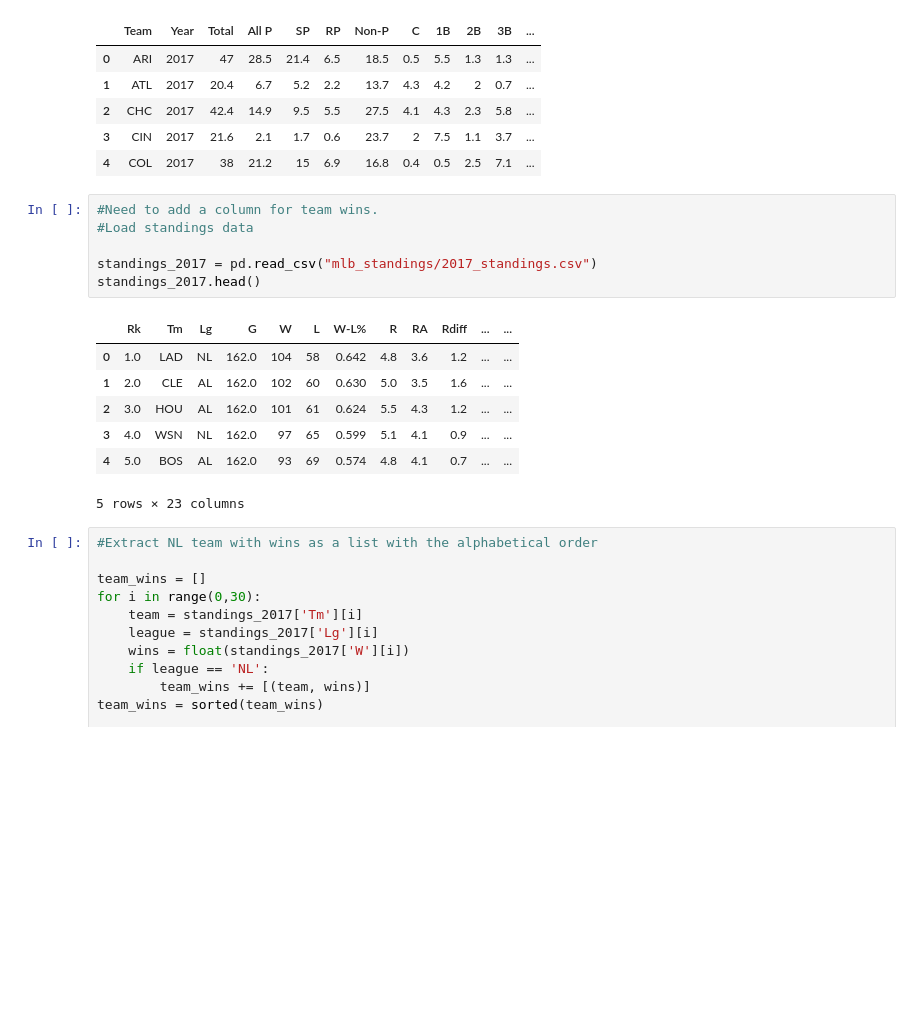
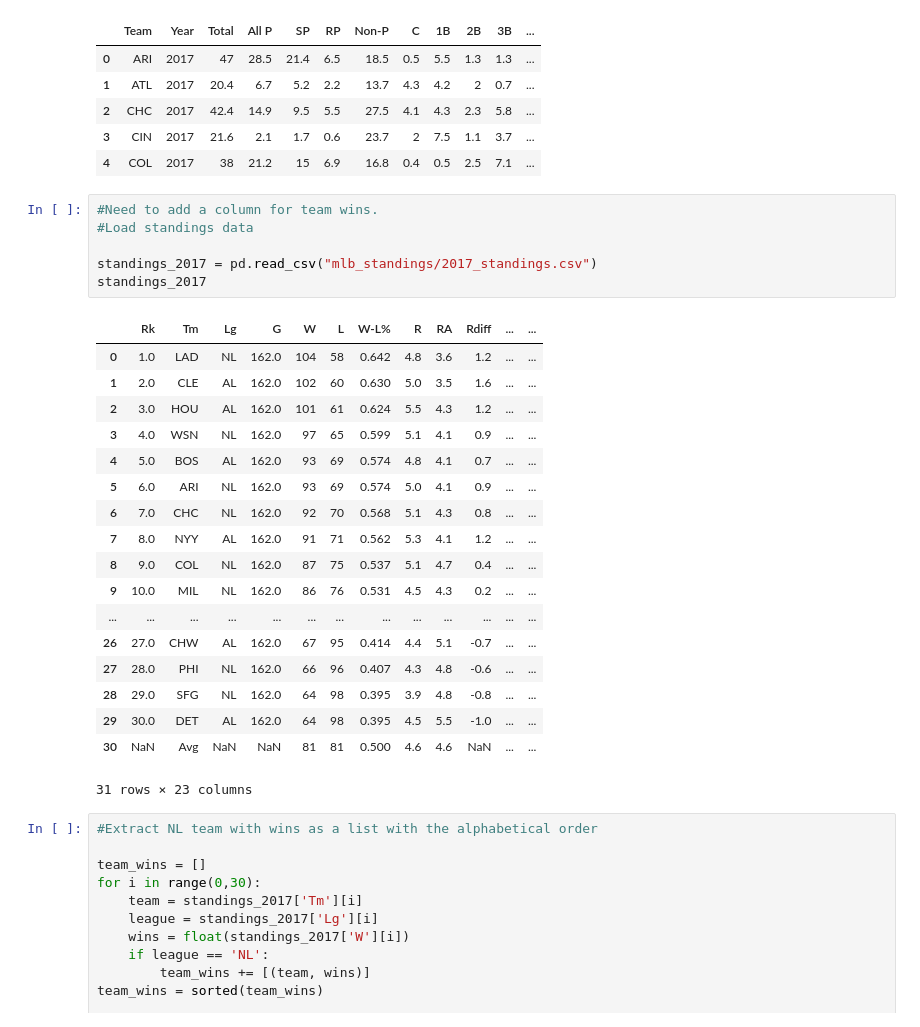
Before and after one commit to michaelbelfanti/team_war_analysis, a Jupyter notebook: initial_exploration.ipynb, the cells around one changed output. Drawn from its saved outputs; the diff is of its cells as text; blank space fills up the shorter version.

```diff
--- a/initial_exploration.ipynb
+++ b/initial_exploration.ipynb
@@ -102,17 +102,28 @@ nl_2017.head()
 # %%
 #Need to add a column for team wins.
 #Load standings data
 
 standings_2017 = pd.read_csv("mlb_standings/2017_standings.csv")
-standings_2017.head()
+standings_2017
 # %% [output]
 |  | Rk | Tm | Lg | G | W | L | W-L% | R | RA | Rdiff | ... | ... |
 | 0 | 1.0 | LAD | NL | 162.0 | 104 | 58 | 0.642 | 4.8 | 3.6 | 1.2 | ... | ... |
 | 1 | 2.0 | CLE | AL | 162.0 | 102 | 60 | 0.630 | 5.0 | 3.5 | 1.6 | ... | ... |
 | 2 | 3.0 | HOU | AL | 162.0 | 101 | 61 | 0.624 | 5.5 | 4.3 | 1.2 | ... | ... |
 | 3 | 4.0 | WSN | NL | 162.0 | 97 | 65 | 0.599 | 5.1 | 4.1 | 0.9 | ... | ... |
 | 4 | 5.0 | BOS | AL | 162.0 | 93 | 69 | 0.574 | 4.8 | 4.1 | 0.7 | ... | ... |
+| 5 | 6.0 | ARI | NL | 162.0 | 93 | 69 | 0.574 | 5.0 | 4.1 | 0.9 | ... | ... |
+| 6 | 7.0 | CHC | NL | 162.0 | 92 | 70 | 0.568 | 5.1 | 4.3 | 0.8 | ... | ... |
+| 7 | 8.0 | NYY | AL | 162.0 | 91 | 71 | 0.562 | 5.3 | 4.1 | 1.2 | ... | ... |
+| 8 | 9.0 | COL | NL | 162.0 | 87 | 75 | 0.537 | 5.1 | 4.7 | 0.4 | ... | ... |
+| 9 | 10.0 | MIL | NL | 162.0 | 86 | 76 | 0.531 | 4.5 | 4.3 | 0.2 | ... | ... |
+| ... | ... | ... | ... | ... | ... | ... | ... | ... | ... | ... | ... | ... |
+| 26 | 27.0 | CHW | AL | 162.0 | 67 | 95 | 0.414 | 4.4 | 5.1 | -0.7 | ... | ... |
+| 27 | 28.0 | PHI | NL | 162.0 | 66 | 96 | 0.407 | 4.3 | 4.8 | -0.6 | ... | ... |
+| 28 | 29.0 | SFG | NL | 162.0 | 64 | 98 | 0.395 | 3.9 | 4.8 | -0.8 | ... | ... |
+| 29 | 30.0 | DET | AL | 162.0 | 64 | 98 | 0.395 | 4.5 | 5.5 | -1.0 | ... | ... |
+| 30 | NaN | Avg | NaN | NaN | 81 | 81 | 0.500 | 4.6 | 4.6 | NaN | ... | ... |
-5 rows × 23 columns
+31 rows × 23 columns
 # %%
 #Extract NL team with wins as a list with the alphabetical order
 
```
Also changed, not shown: 1 other file.
